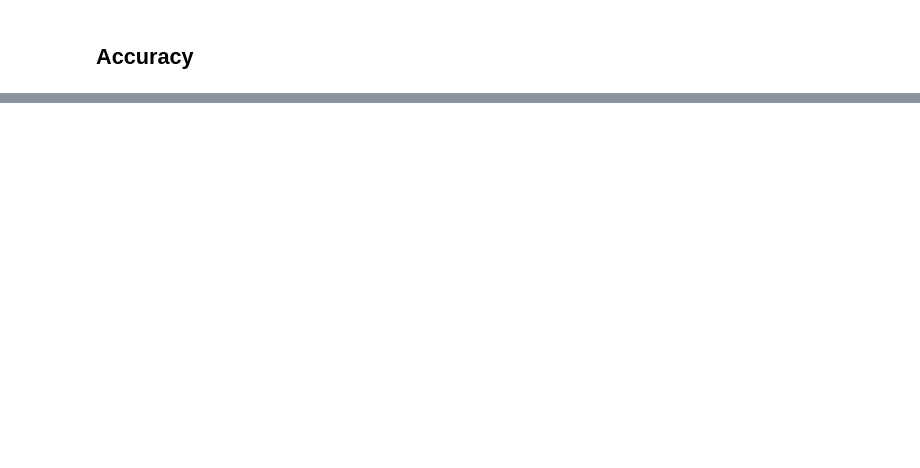
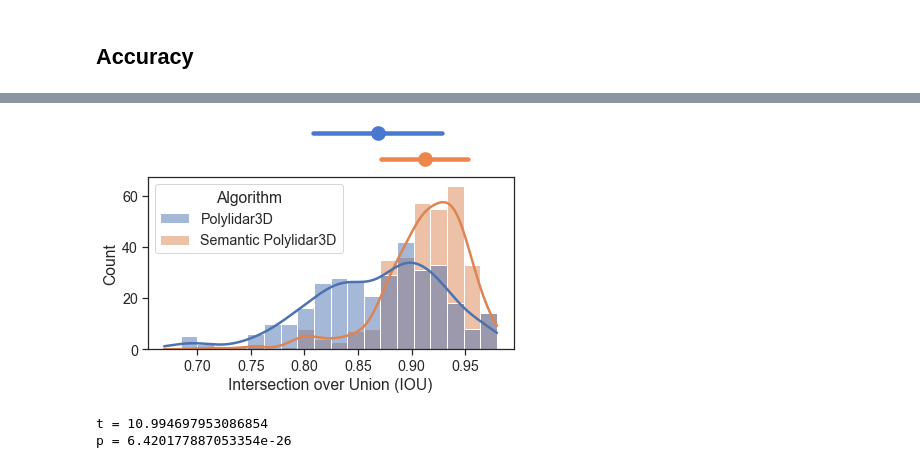
Before and after one commit to JeremyBYU/UnrealRooftopLanding, a Jupyter notebook: notebooks/AlgorithmAnalysis.ipynb, the cells around one changed output, grey strips where cells are left out. Drawn from its saved outputs; the diff is of its cells as text; code cells hidden in the pictures; blank space fills up the shorter version.

```diff
--- a/notebooks/AlgorithmAnalysis.ipynb
+++ b/notebooks/AlgorithmAnalysis.ipynb
@@ -53,0 +130,23 @@ g.savefig('../assets/imgs/compare_algs.pdf')
+# %%
+f, (ax_box_baseline, ax_box_new, ax_hist) = plt.subplots(3, sharex=True, gridspec_kw={"height_ratios": (0.075, 0.075, .85)})
+
+g = sns.histplot(df_simple, x="Intersection over Union (IOU)", hue="Algorithm", fill=True,
+                kde=True, ax=ax_hist, legend=True)
+
+sns.pointplot(data=df_baseline, x="Intersection over Union (IOU)", ax=ax_box_baseline, color=palette[0], ci="sd")
+sns.pointplot(data=df_new, x="Intersection over Union (IOU)", ax=ax_box_new, color=palette[1], ci="sd")
+ax_box_baseline.axis('off')
+ax_box_new.axis('off')
+f.tight_layout()
+f.savefig('../assets/imgs/compare_algs_extra_2.pdf')
+# %% [output]
+[figure, added]
+# %%
+## Cross Checking with the internal scipy function
+from scipy import stats
+t2, p2 = stats.ttest_ind(df_new['Intersection over Union (IOU)'], df_baseline['Intersection over Union (IOU)'], equal_var=True)
+print("t = " + str(t2))
+print("p = " + str(p2))
+# %% [output]
+t = 10.994697953086854
+p = 6.420177887053354e-26
```
Also changed, not shown: parts of 9 cells of this notebook, 13 other files.
